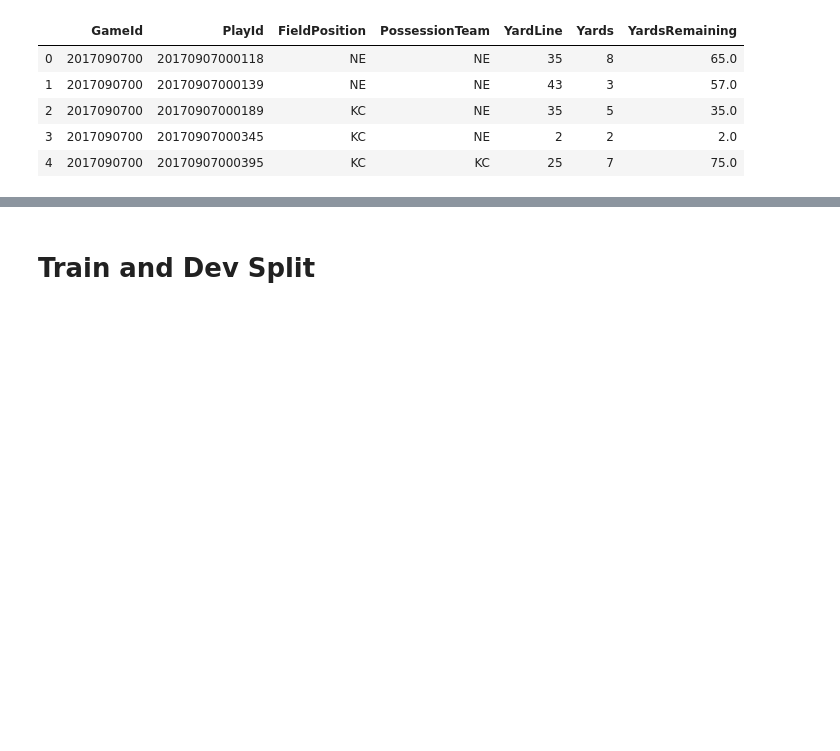
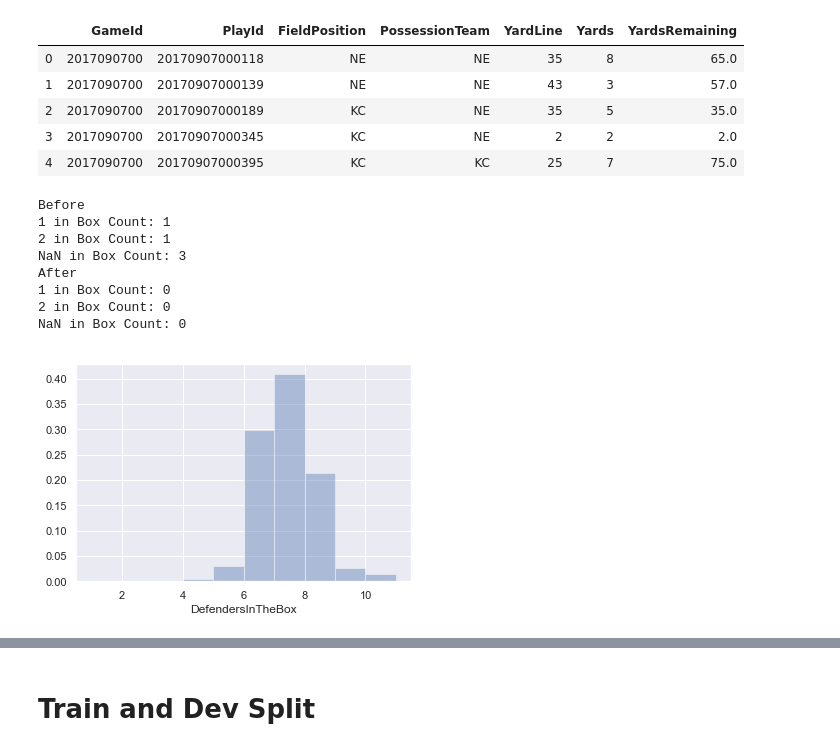
Before and after one commit to traviemcg/cs229nflbigdata, a Jupyter notebook: mle.ipynb, the cells around one changed output, grey strips where cells are left out. Saved outputs shown, nothing was run; the diff lists cells and outputs as text; code cells hidden in the pictures; blank space fills up the shorter version.

```diff
--- a/mle.ipynb
+++ b/mle.ipynb
@@ -93,3 +100,28 @@ df.head()[['GameId', 'PlayId', 'FieldPosition', 'PossessionTeam', 'YardLine', 'Y
 | 2 | 2017090700 | 20170907000189 | KC | NE | 35 | 5 | 35.0 |
 | 3 | 2017090700 | 20170907000345 | KC | NE | 2 | 2 | 2.0 |
 | 4 | 2017090700 | 20170907000395 | KC | KC | 25 | 7 | 75.0 |
+# %%
+print("Before")
+print("1 in Box Count:", len(df[df.DefendersInTheBox==1]))
+print("2 in Box Count:", len(df[df.DefendersInTheBox==2]))
+print("NaN in Box Count:", sum(df.DefendersInTheBox.isnull()))
+sns.distplot(df.DefendersInTheBox[df.DefendersInTheBox.isnull()==False], bins=11, kde=False, norm_hist=True)
+
+# Fill nan with median (i.e. 7), and bump 1 or 2 (few samples) up to 3
+df.DefendersInTheBox.fillna(7, inplace=True)
+df.DefendersInTheBox.replace(to_replace=[1, 2], value=3, inplace=True)
+
+print("After")
+print("1 in Box Count:", len(df[df.DefendersInTheBox==1]))
+print("2 in Box Count:", len(df[df.DefendersInTheBox==2]))
+print("NaN in Box Count:", sum(df.DefendersInTheBox.isnull()))
+# %% [output]
+Before
+1 in Box Count: 1
+2 in Box Count: 1
+NaN in Box Count: 3
+After
+1 in Box Count: 0
+2 in Box Count: 0
+NaN in Box Count: 0
+[figure, added]
```
Also changed, not shown: parts of 13 cells of this notebook.
